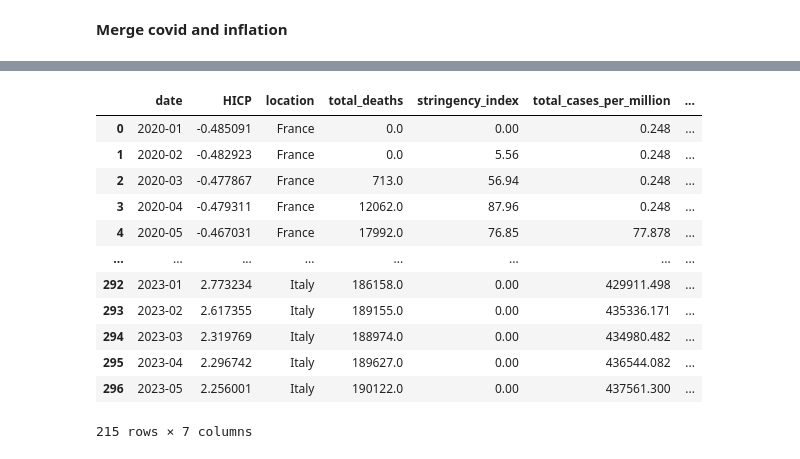
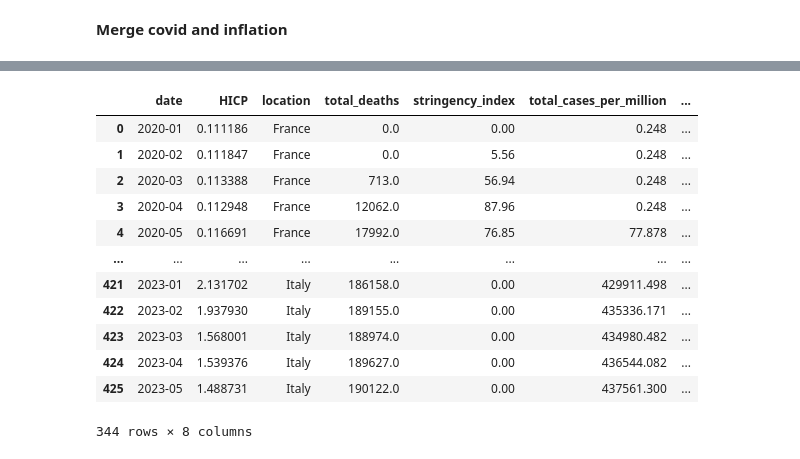
Before and after one commit to fernandolalanne/Practice-Project-Digital-Lab, a Jupyter notebook: analysis-short.ipynb, the cells around one changed output, grey strips where cells are left out. Cells and saved outputs as stored; diff of their text form; code cells hidden in the pictures.

```diff
--- a/analysis-short.ipynb
+++ b/analysis-short.ipynb
@@ -328,6 +360,6 @@ df_covid_europe_8countries_4features
 # %%
 # List of dataframes
-df_list_HICP = [df_HICP_FR, df_HICP_BE, df_HICP_BU_21, df_HICP_FI, df_HICP_GR]
+df_list_HICP = [df_HICP_FR, df_HICP_BE, df_HICP_BU_21, df_HICP_FI, df_HICP_GR, df_HICP_PO, df_HICP_RO, df_HICP_HU]
 df_list_HICP_nrj = [df_HICP_food_europe, df_HICP_nrj_BU, df_HICP_nrj_GE, df_HICP_nrj_GR, df_HICP_nrj_IT]
 
 
@@ -483,10 +515,10 @@ print(df_HICP)
 from sklearn.preprocessing import StandardScaler
 
 # Separate the data for France, Finland, and Germany
-df_standardize_special = df_HICP[df_HICP['location'].isin(['France', 'Finland', 'Germany'])].copy()
+df_standardize_special = df_HICP[~df_HICP['location'].isin(['Belgium', 'Bulagaria', 'europe'])].copy()
 
 # Separate the data for other countries
-df_standardize_others = df_HICP[~df_HICP['location'].isin(['France', 'Finland', 'Germany'])].copy()
+df_standardize_others = df_HICP[df_HICP['location'].isin(['Belgium', 'Bulagaria', 'europe'])].copy()
 
 # Create a StandardScaler object
 scaler = StandardScaler()
@@ -602,3 +634,12 @@ df_covid_europe_8countries_4features.loc[missing_index, 'total_cases_per_million
 
 # Replace the missing values with the value of the day before it for the remaining rows
 df_covid_europe_8countries_4features['total_cases_per_million'] = df_covid_europe_8countries_4features['total_cases_per_million'].fillna(method='ffill')
+# %%
+'''
+# Get the index of the rows where total_deaths is null until the specified date
+missing_index = df_covid_europe_8countries_4features[(df_covid_europe_8countries_4features['new_deaths_per_million'].isnull()) &
+                                                     (df_covid_europe_8countries_4features['date'] >= '2023-07-01')].index
+
+# Replace the missing values with 0 for the specified index
+df_covid_europe_8countries_4features.loc[missing_index, 'new_deaths_per_million'] = 0
+'''
@@ -606,7 +649,7 @@ df_covid_europe_8countries_4features['total_cases_per_million'] = df_covid_europ
 **Merge covid and inflation**
 # %%
 # Step 1: Aggregate COVID data by month, taking the median value for numeric features
-numeric_columns = ['total_deaths', 'stringency_index', 'total_cases_per_million', 'human_development_index']
+numeric_columns = ['total_deaths', 'stringency_index', 'total_cases_per_million', 'new_cases_smoothed_per_million', 'weekly_hosp_admissions_per_million']
 df_covid_monthly = df_covid_europe_8countries_4features.groupby([pd.Grouper(key='date', freq='ME'), 'location'])[numeric_columns].median().reset_index()
 # %%
 # Step 2: Convert 'date' column to month and year
@@ -634,21 +677,21 @@ df_covid_HICP
 # %%
 # Select the countries of interest
-selected_countries = ['Belgium', 'Finland', 'Italy', 'France', 'Germany']
+selected_countries = ['Belgium', 'Finland', 'Italy', 'France', 'Germany', 'Poland', 'Romania', 'Hungary']
 
 df_covid_HICP = df_covid_HICP[df_covid_HICP['location'].isin(selected_countries)]
 
 df_covid_HICP
 # %% [output]
 |  | date | HICP | location | total_deaths | stringency_index | total_cases_per_million | ... |
-| 0 | 2020-01 | -0.485091 | France | 0.0 | 0.00 | 0.248 | ... |
-| 1 | 2020-02 | -0.482923 | France | 0.0 | 5.56 | 0.248 | ... |
-| 2 | 2020-03 | -0.477867 | France | 713.0 | 56.94 | 0.248 | ... |
-| 3 | 2020-04 | -0.479311 | France | 12062.0 | 87.96 | 0.248 | ... |
-| 4 | 2020-05 | -0.467031 | France | 17992.0 | 76.85 | 77.878 | ... |
+| 0 | 2020-01 | 0.111186 | France | 0.0 | 0.00 | 0.248 | ... |
+| 1 | 2020-02 | 0.111847 | France | 0.0 | 5.56 | 0.248 | ... |
+| 2 | 2020-03 | 0.113388 | France | 713.0 | 56.94 | 0.248 | ... |
+| 3 | 2020-04 | 0.112948 | France | 12062.0 | 87.96 | 0.248 | ... |
+| 4 | 2020-05 | 0.116691 | France | 17992.0 | 76.85 | 77.878 | ... |
 | ... | ... | ... | ... | ... | ... | ... | ... |
-| 292 | 2023-01 | 2.773234 | Italy | 186158.0 | 0.00 | 429911.498 | ... |
-| 293 | 2023-02 | 2.617355 | Italy | 189155.0 | 0.00 | 435336.171 | ... |
-| 294 | 2023-03 | 2.319769 | Italy | 188974.0 | 0.00 | 434980.482 | ... |
-| 295 | 2023-04 | 2.296742 | Italy | 189627.0 | 0.00 | 436544.082 | ... |
-| 296 | 2023-05 | 2.256001 | Italy | 190122.0 | 0.00 | 437561.300 | ... |
+| 421 | 2023-01 | 2.131702 | Italy | 186158.0 | 0.00 | 429911.498 | ... |
+| 422 | 2023-02 | 1.937930 | Italy | 189155.0 | 0.00 | 435336.171 | ... |
+| 423 | 2023-03 | 1.568001 | Italy | 188974.0 | 0.00 | 434980.482 | ... |
+| 424 | 2023-04 | 1.539376 | Italy | 189627.0 | 0.00 | 436544.082 | ... |
+| 425 | 2023-05 | 1.488731 | Italy | 190122.0 | 0.00 | 437561.300 | ... |
-215 rows × 7 columns
+344 rows × 8 columns
```
Also changed, not shown: parts of 49 cells of this notebook, 9 other files.
